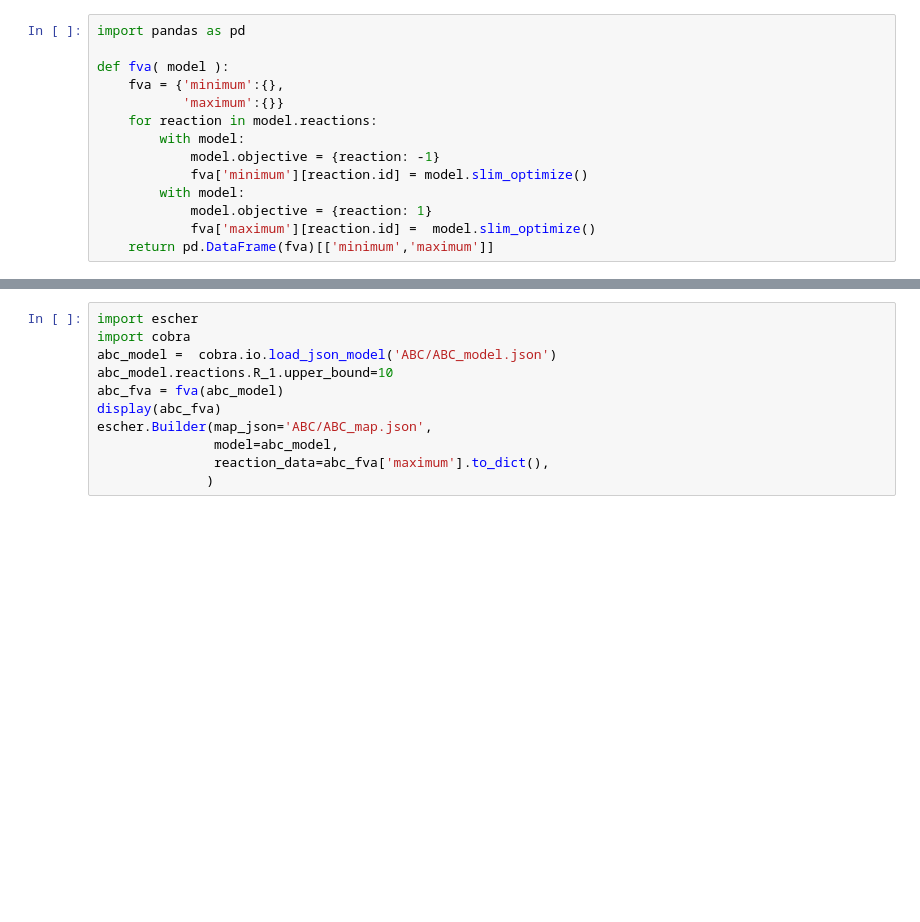
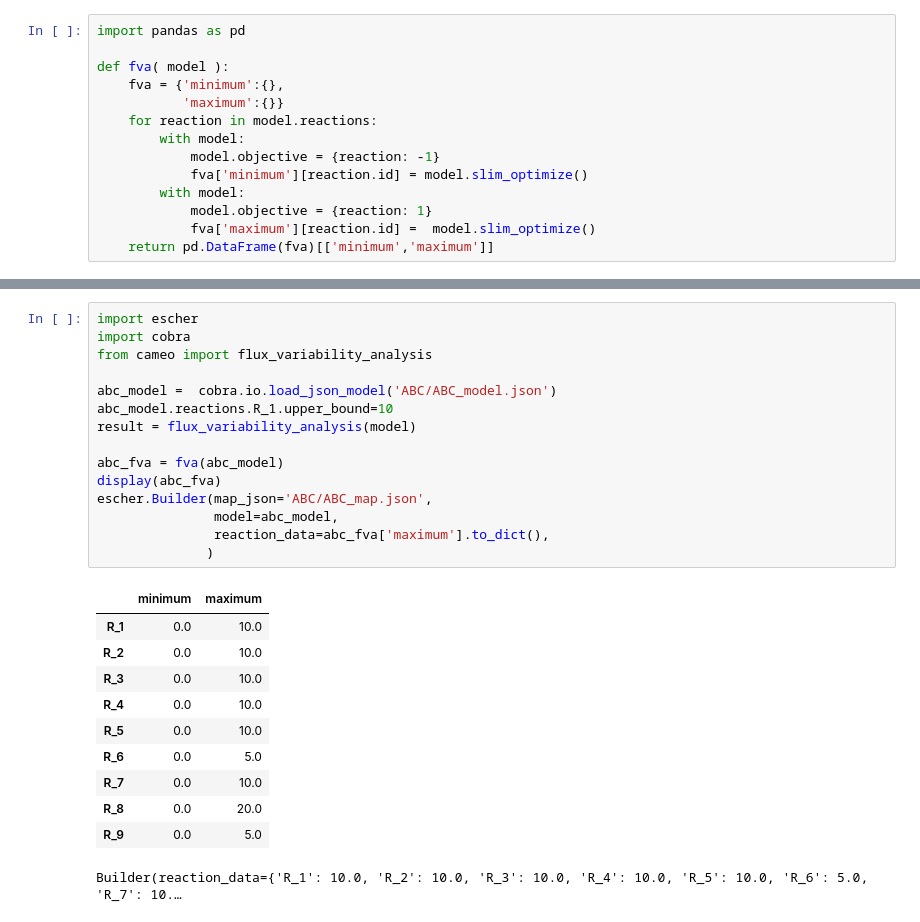
Before and after one commit to AgileBioFoundry/2021-07-16-cell-factory-design, a Jupyter notebook: 01-Intro-to-FBA.ipynb, the cells around one changed output, grey strips where cells are left out. Drawn from its saved outputs; the diff is of its cells as text; blank space fills up the shorter version.

```diff
--- a/01-Intro-to-FBA.ipynb
+++ b/01-Intro-to-FBA.ipynb
@@ -556,11 +583,27 @@ As you can see, when there are only two fluxes, FVA forms the tightest rectangle
 # %%
 import escher
 import cobra
+from cameo import flux_variability_analysis
+
 abc_model =  cobra.io.load_json_model('ABC/ABC_model.json')
 abc_model.reactions.R_1.upper_bound=10
+result = flux_variability_analysis(model)
+
 abc_fva = fva(abc_model)
 display(abc_fva)
 escher.Builder(map_json='ABC/ABC_map.json',
                model=abc_model,
                reaction_data=abc_fva['maximum'].to_dict(),
               )
+# %% [output]
+|  | minimum | maximum |
+| R_1 | 0.0 | 10.0 |
+| R_2 | 0.0 | 10.0 |
+| R_3 | 0.0 | 10.0 |
+| R_4 | 0.0 | 10.0 |
+| R_5 | 0.0 | 10.0 |
+| R_6 | 0.0 | 5.0 |
+| R_7 | 0.0 | 10.0 |
+| R_8 | 0.0 | 20.0 |
+| R_9 | 0.0 | 5.0 |
+Builder(reaction_data={'R_1': 10.0, 'R_2': 10.0, 'R_3': 10.0, 'R_4': 10.0, 'R_5': 10.0, 'R_6': 5.0, 'R_7': 10.…
```
Also changed, not shown: parts of 3 cells of this notebook, 1 other file.
